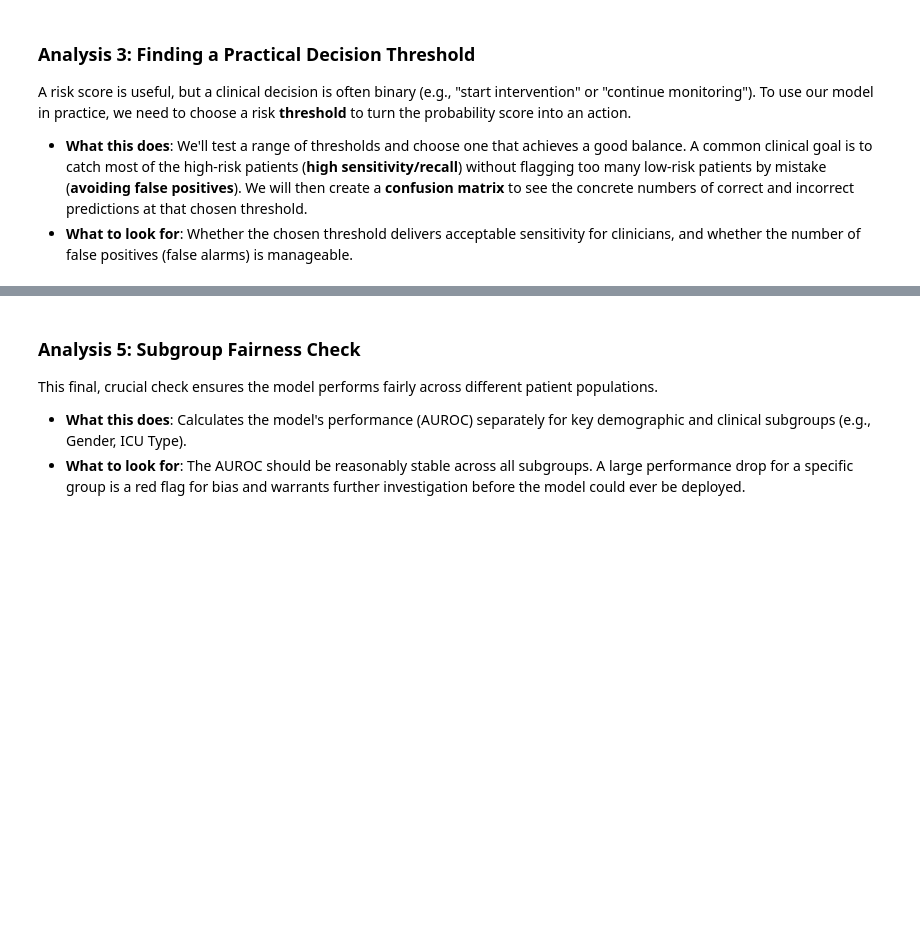
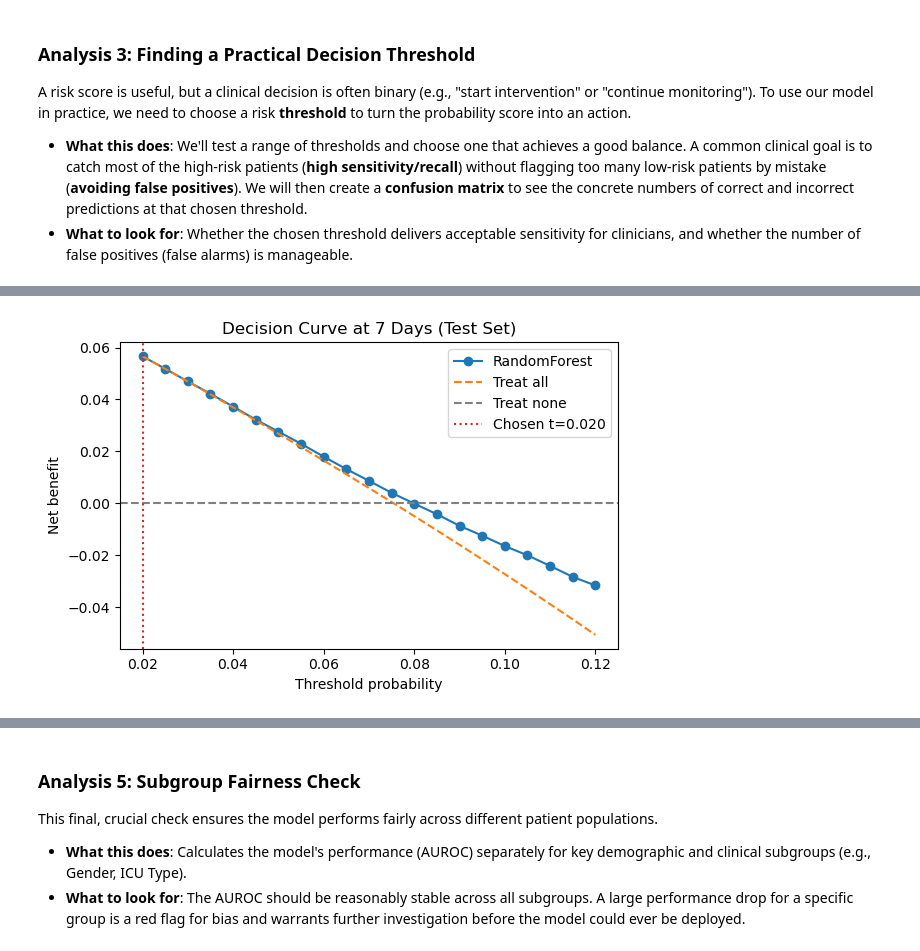
Before and after one commit to IE-ML-for-Healthcare/ICU_Survival_analysis, a Jupyter notebook: 03_ICU_Survival_analysis_DT_RF.ipynb, the cells around one changed output, grey strips where cells are left out. Cells and saved outputs as stored; diff of their text form; code cells hidden in the pictures; blank space fills up the shorter version.

```diff
--- a/03_ICU_Survival_analysis_DT_RF.ipynb
+++ b/03_ICU_Survival_analysis_DT_RF.ipynb
@@ -1164,0 +1202,90 @@ plt.show()
+# %%
+import numpy as np
+import pandas as pd
+import matplotlib.pyplot as plt
+from sklearn.metrics import confusion_matrix, roc_auc_score
+
+# Horizon
+H = 7
+
+# Extract evaluable cohorts and probabilities for both validation and test sets
+m_va = ARTIFACTS["labels_val"][H]["mask"]
+y_va = ARTIFACTS["labels_val"][H]["y_true"][m_va].to_numpy()
+p_va = ARTIFACTS["rf_pred_val"][f"RF_Risk_{H}d"][m_va].to_numpy()
+
+m_te = ARTIFACTS["labels_test"][H]["mask"]
+y_te = ARTIFACTS["labels_test"][H]["y_true"][m_te].to_numpy()
+p_te = ARTIFACTS["rf_pred_test"][f"RF_Risk_{H}d"][m_te].to_numpy()
+
+# Threshold grid focused on a plausible low-risk region, given the ~8% event rate
+ths = np.linspace(0.02, 0.12, 21)
+
+# Helper function for net benefit calculation
+def net_benefit(y, p, thresholds):
+    out = []
+    N = len(y)
+    for t in thresholds:
+        if t >= 1.0:
+            continue
+        yhat = (p >= t).astype(int)
+        # Handle cases where a class is not predicted
+        unique_labels = np.unique(np.concatenate((y, yhat)))
+        if len(unique_labels) < 2:
+            tn, fp, fn, tp = 0,0,0,0 # Default if only one class is present
+        else:
+            cm = confusion_matrix(y, yhat, labels=[0,1])
+            if cm.size == 4:
+                tn, fp, fn, tp = cm.ravel()
+            else: # Fallback for edge cases
+                tn, fp, fn, tp = 0,0,0,0
+
+        pt = t
+        nb_model = (tp / N) - (fp / N) * (pt / (1 - pt))
+        nb_all   = (y.sum() / N) - ((N - y.sum()) / N) * (pt / (1 - pt))
+        out.append({"threshold": t, "nb_model": nb_model, "nb_all": nb_all})
+    return pd.DataFrame(out)
+
+# 1) Choose the best threshold on the VALIDATION set by maximizing net benefit
+nb_val = net_benefit(y_va, p_va, ths)
+t_star = float(nb_val.loc[nb_val["nb_model"].idxmax(), "threshold"])
+
+# 2) Compute the decision curve on the TEST set and plot it
+nb_test = net_benefit(y_te, p_te, ths)
+
+plt.figure(figsize=(6, 4))
+plt.plot(nb_test["threshold"], nb_test["nb_model"], marker="o", label="RandomForest")
+plt.plot(nb_test["threshold"], nb_test["nb_all"], linestyle="--", label="Treat all")
+plt.axhline(0, color="gray", linestyle="--", label="Treat none")
+plt.axvline(t_star, color="tab:red", linestyle=":", label=f"Chosen t={t_star:.3f}")
+plt.xlabel("Threshold probability")
+plt.ylabel("Net benefit")
+plt.title(f"Decision Curve at {H} Days (Test Set)")
+plt.legend()
+plt.tight_layout()
+plt.show()
+
+# 3) Create a capacity-aware summary at the chosen threshold (t_star) on the TEST set
+yhat = (p_te >= t_star).astype(int)
+tn, fp, fn, tp = confusion_matrix(y_te, yhat).ravel()
+alerts_per_100 = 100 * yhat.mean()
+
+# Calculate net benefit at the specific t_star on the test set
+nb_at_t_star_df = net_benefit(y_te, p_te, [t_star])
+nb_at_t_star = nb_at_t_star_df['nb_model'].iloc[0] if not nb_at_t_star_df.empty else 0.0
+
+
+summary = pd.DataFrame([{
+    "horizon_days": H,
+    "chosen_threshold": round(t_star, 3),
+    "alerts_per_100_patients": round(float(alerts_per_100), 1),
+    "true_positives": int(tp),
+    "false_positives": int(fp),
+    "false_negatives": int(fn),
+    "true_negatives": int(tn),
+    "test_set_auroc": round(float(roc_auc_score(y_te, p_te)), 3),
+    "net_benefit_at_threshold": round(float(nb_at_t_star), 3)
+}])
+
+display(summary.style)
+# %% [output]
+[figure, added]
```
Also changed, not shown: parts of 10 cells of this notebook.
